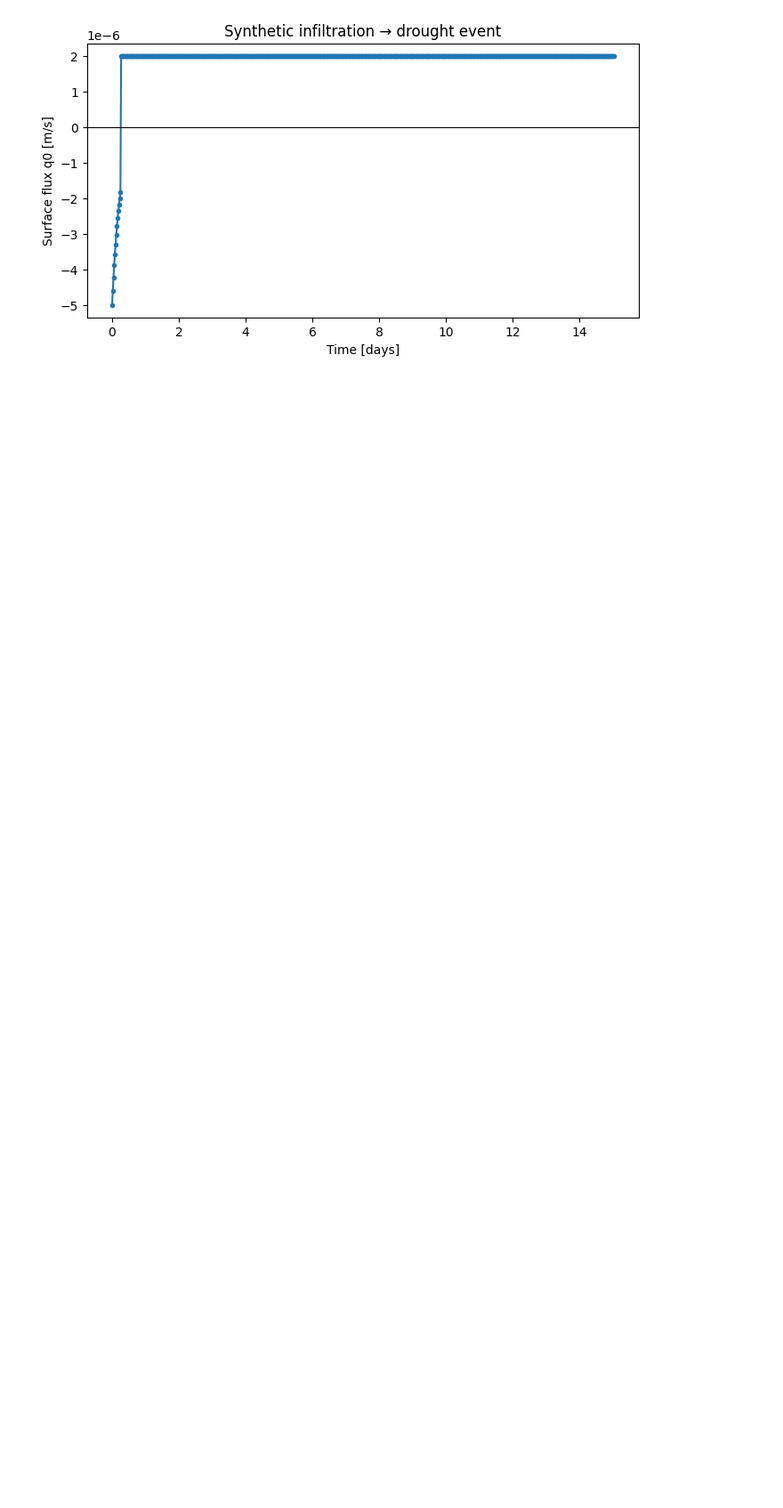
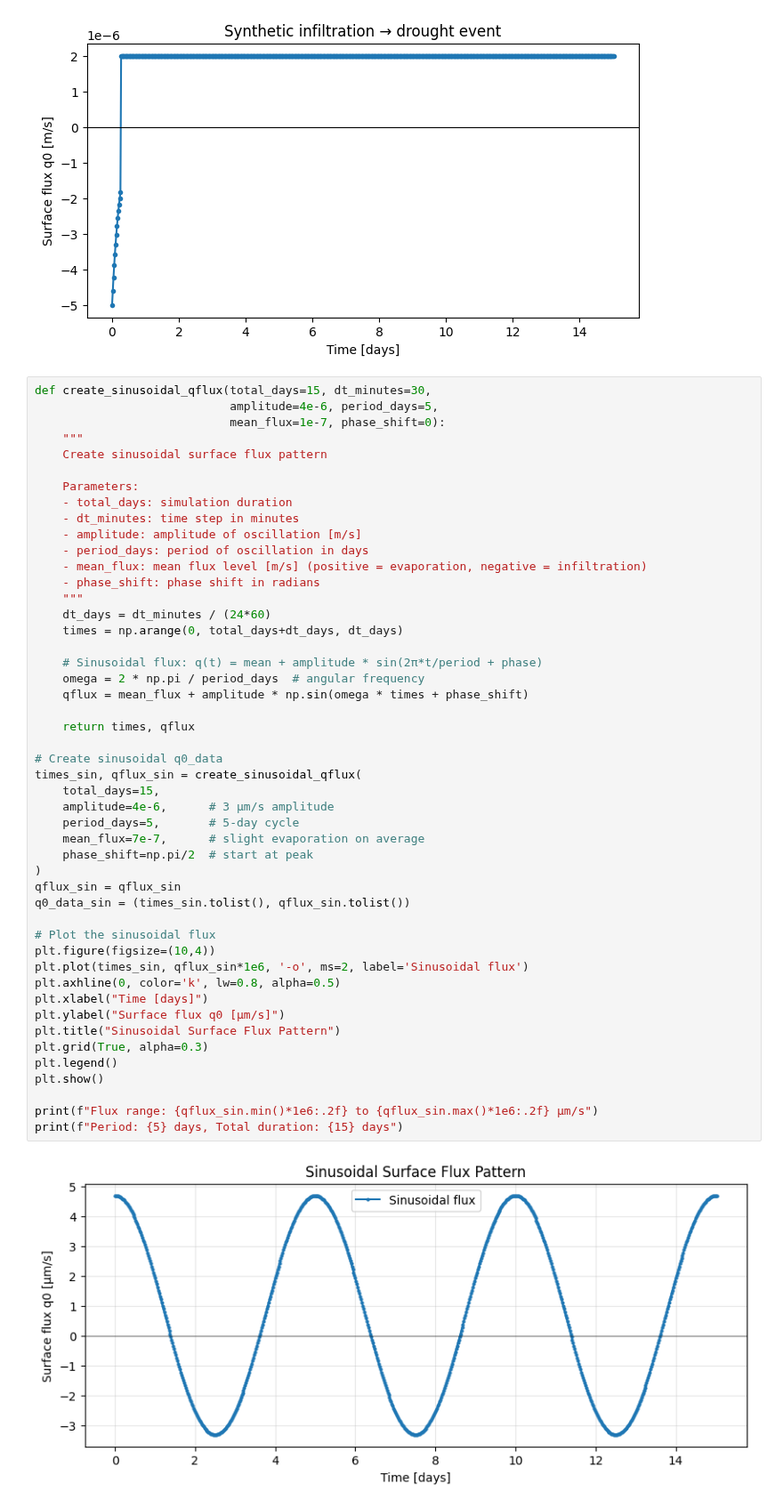
Before and after one commit to WqgJing/SMAP-Recharge-Flux, a Jupyter notebook: clean.ipynb, the cells around one changed output. Shown at 89% size. Drawn from its saved outputs; the diff is of its cells as text; blank space fills up the shorter version.

Commit message:
feat(pinn): Sinusoidal BC Test

```diff
--- a/clean.ipynb
+++ b/clean.ipynb
@@ -351,3 +351,53 @@ plt.title("Synthetic infiltration → drought event")
 plt.show()
 # %% [output]
 [figure]
+# %%
+def create_sinusoidal_qflux(total_days=15, dt_minutes=30,
+                            amplitude=4e-6, period_days=5,
+                            mean_flux=1e-7, phase_shift=0):
+    """
+    Create sinusoidal surface flux pattern
+
+    Parameters:
+    - total_days: simulation duration
+    - dt_minutes: time step in minutes
+    - amplitude: amplitude of oscillation [m/s]
+    - period_days: period of oscillation in days
+    - mean_flux: mean flux level [m/s] (positive = evaporation, negative = infiltration)
+    - phase_shift: phase shift in radians
+    """
+    dt_days = dt_minutes / (24*60)
+    times = np.arange(0, total_days+dt_days, dt_days)
+
+    # Sinusoidal flux: q(t) = mean + amplitude * sin(2π*t/period + phase)
+    omega = 2 * np.pi / period_days  # angular frequency
+    qflux = mean_flux + amplitude * np.sin(omega * times + phase_shift)
+
+    return times, qflux
+
+# Create sinusoidal q0_data
+times_sin, qflux_sin = create_sinusoidal_qflux(
+    total_days=15,
+    amplitude=4e-6,      # 3 μm/s amplitude
+    period_days=5,       # 5-day cycle
+    mean_flux=7e-7,      # slight evaporation on average
+    phase_shift=np.pi/2  # start at peak
+)
+qflux_sin = qflux_sin
+q0_data_sin = (times_sin.tolist(), qflux_sin.tolist())
+
+# Plot the sinusoidal flux
+plt.figure(figsize=(10,4))
+plt.plot(times_sin, qflux_sin*1e6, '-o', ms=2, label='Sinusoidal flux')
+plt.axhline(0, color='k', lw=0.8, alpha=0.5)
+plt.xlabel("Time [days]")
+plt.ylabel("Surface flux q0 [μm/s]")
+plt.title("Sinusoidal Surface Flux Pattern")
+plt.grid(True, alpha=0.3)
+plt.legend()
+plt.show()
+
+print(f"Flux range: {qflux_sin.min()*1e6:.2f} to {qflux_sin.max()*1e6:.2f} μm/s")
+print(f"Period: {5} days, Total duration: {15} days")
+# %% [output]
+[figure, added]
```
Also changed, not shown: parts of 4 cells of this notebook, 1 other file.
